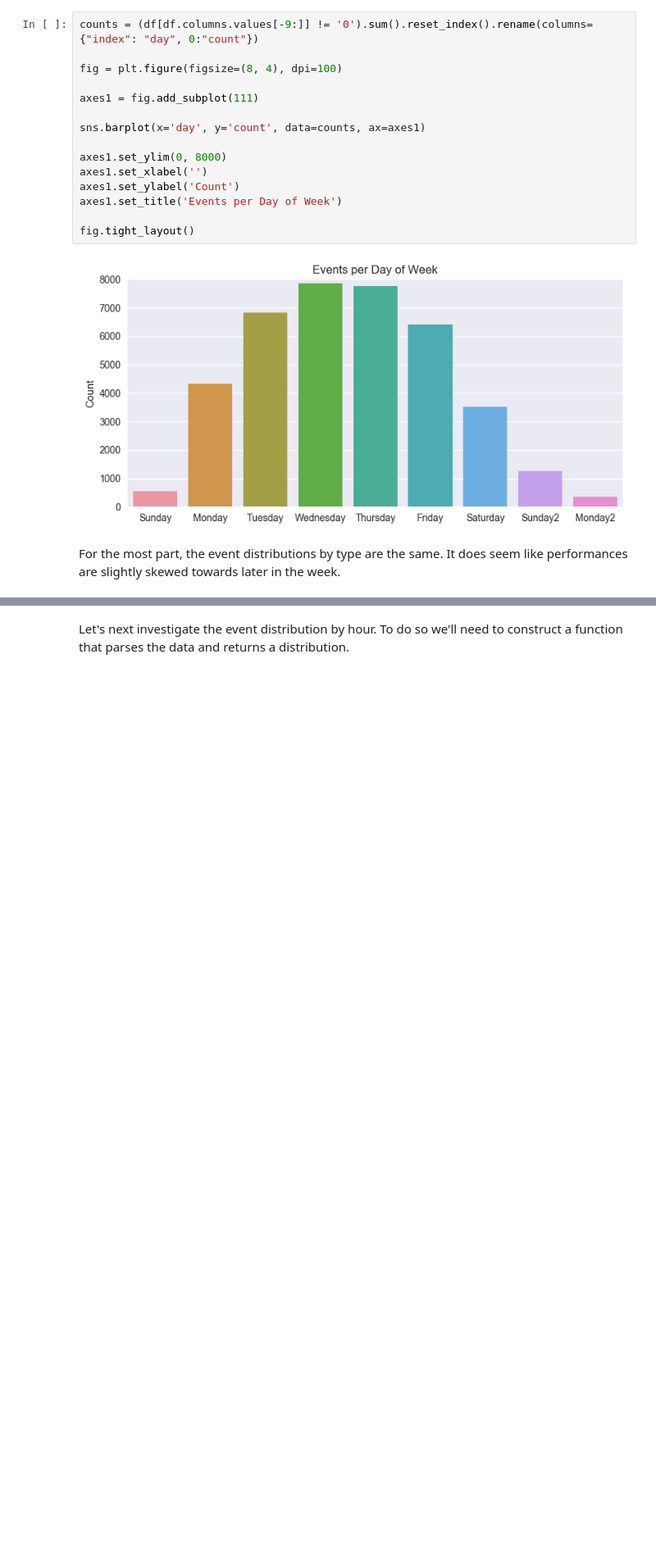
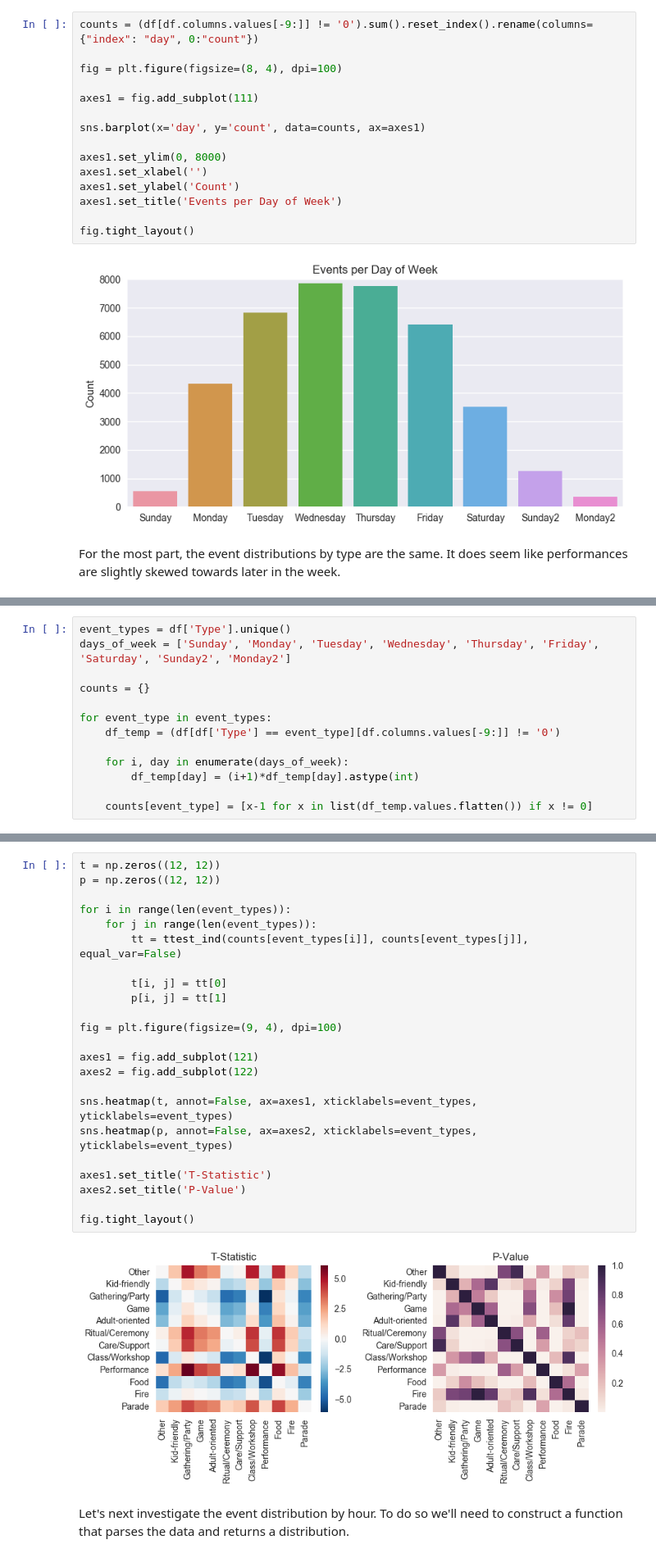
Before and after one commit to nikitabu/Playa_Events, a Jupyter notebook: Playa Events Analysis.ipynb, the cells around one changed output, grey strips where cells are left out. Shown at 82% size. Cells and saved outputs as stored; diff of their text form; blank space fills up the shorter version.

```diff
--- a/Playa Events Analysis.ipynb
+++ b/Playa Events Analysis.ipynb
@@ -229,0 +240,13 @@ fig.tight_layout()
+# %%
+event_types = df['Type'].unique()
+days_of_week = ['Sunday', 'Monday', 'Tuesday', 'Wednesday', 'Thursday', 'Friday', 'Saturday', 'Sunday2', 'Monday2']
+
+counts = {}
+
+for event_type in event_types:
+    df_temp = (df[df['Type'] == event_type][df.columns.values[-9:]] != '0')
+
+    for i, day in enumerate(days_of_week):
+        df_temp[day] = (i+1)*df_temp[day].astype(int)
+
+    counts[event_type] = [x-1 for x in list(df_temp.values.flatten()) if x != 0]
@@ -230,3 +307,28 @@ fig.tight_layout()
+# %%
+t = np.zeros((12, 12))
+p = np.zeros((12, 12))
+
+for i in range(len(event_types)):
+    for j in range(len(event_types)):
+        tt = ttest_ind(counts[event_types[i]], counts[event_types[j]], equal_var=False)
+
+        t[i, j] = tt[0]
+        p[i, j] = tt[1]
+
+fig = plt.figure(figsize=(9, 4), dpi=100)
+
+axes1 = fig.add_subplot(121)
+axes2 = fig.add_subplot(122)
+
+sns.heatmap(t, annot=False, ax=axes1, xticklabels=event_types, yticklabels=event_types)
+sns.heatmap(p, annot=False, ax=axes2, xticklabels=event_types, yticklabels=event_types)
+
+axes1.set_title('T-Statistic')
+axes2.set_title('P-Value')
+
+fig.tight_layout()
+# %% [output]
+[figure, added]
 # %% [markdown]
 Let's next investigate the event distribution by hour. To do so we'll need to construct a function that parses the data and returns a distribution.
 # %%
```
Also changed, not shown: parts of 7 cells of this notebook.
